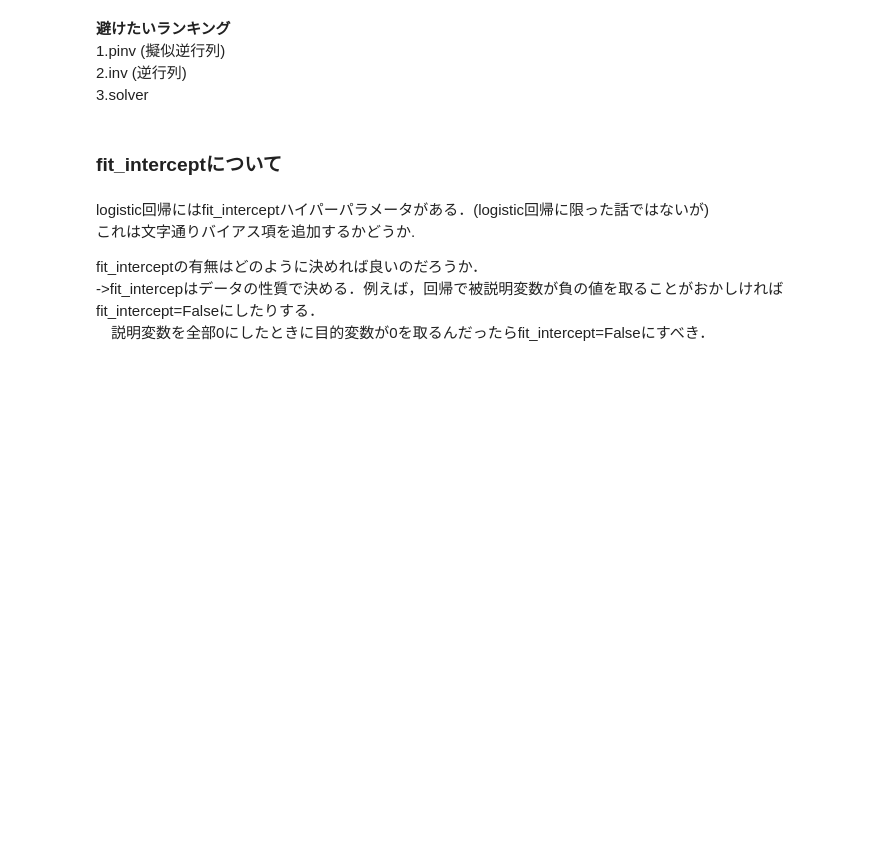
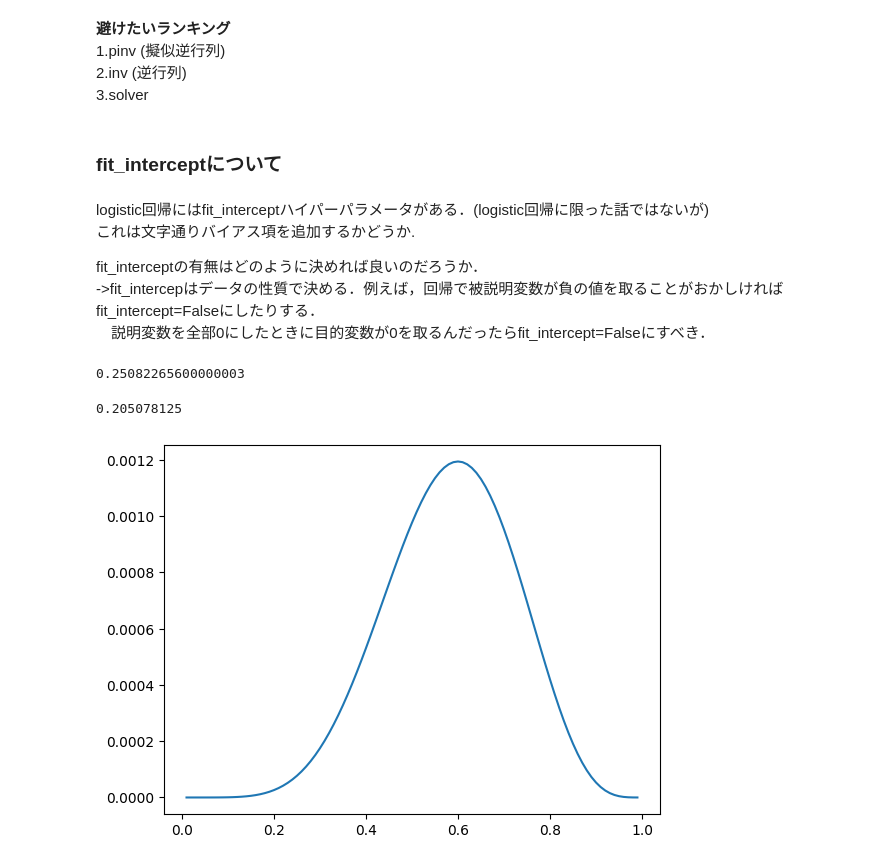
Before and after one commit to Takahashi-Kaisei/machine-learning, a Jupyter notebook: notebook/logistic_regression.ipynb, the cells around one changed output. Cells and saved outputs as stored; diff of their text form; code cells hidden in the pictures; blank space fills up the shorter version.

```diff
--- a/notebook/logistic_regression.ipynb
+++ b/notebook/logistic_regression.ipynb
@@ -89,3 +88,15 @@ pred = model.predict(X)
 print(accuracy_score(y, pred))
 # %% [output]
 0.942
+# %%
+start = time.time()
+model.fit(X,y)
+end = time.time()
+time_diff = end - start
+print('実行時間',time_diff)
+
+print("coef_",model.coef_)
+pred = model.predict(X)
+print("accuracy",accuracy_score(y, pred))
+print("一個目のデータのクラス1に属する確率", model.predict_proba(X)[0][1])
+print('反復数',model.n_iter_)
@@ -1109,0 +1165,19 @@ fit_interceptの有無はどのように決めれば良いのだろうか．\
+# %%
+math.comb(10, 6) * 0.6**6 * 0.4**4
+# %% [output]
+0.25082265600000003
+# %%
+math.comb(10, 6) * 0.5**6 * 0.5**4
+# %% [output]
+0.205078125
+# %%
+# コインを10回投げて，6回表が出た事象で，パラメータを横軸，尤度が縦軸のグラフを書いて．
+x = np.arange(0.01, 1, 0.01)
+y = []
+for i in x:
+    y.append(i**6 * (1 - i)**4)
+
+plt.plot(x, y)
+plt.show()
+# %% [output]
+[figure, added]
```
Also changed, not shown: parts of 27 cells of this notebook.
